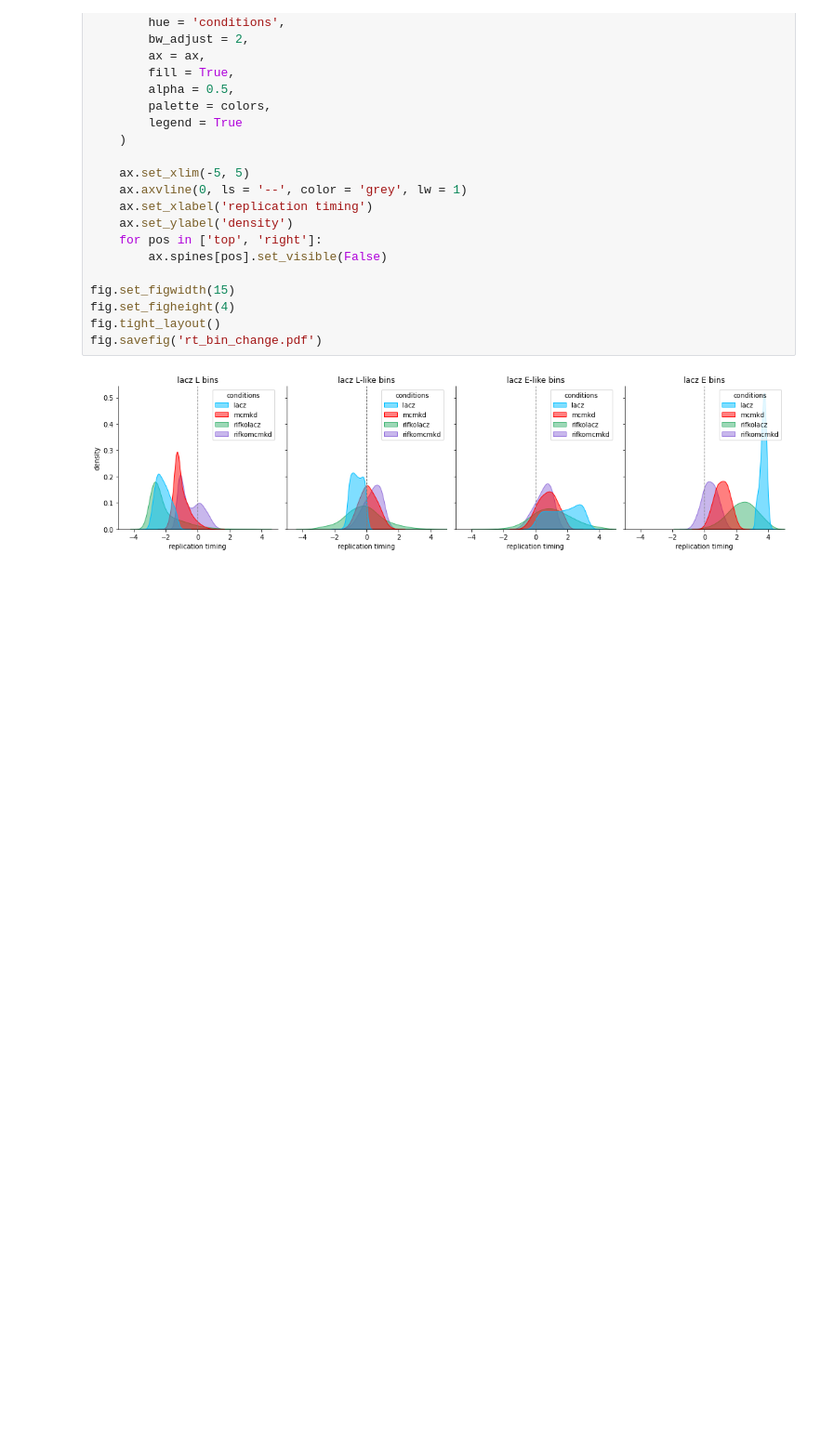
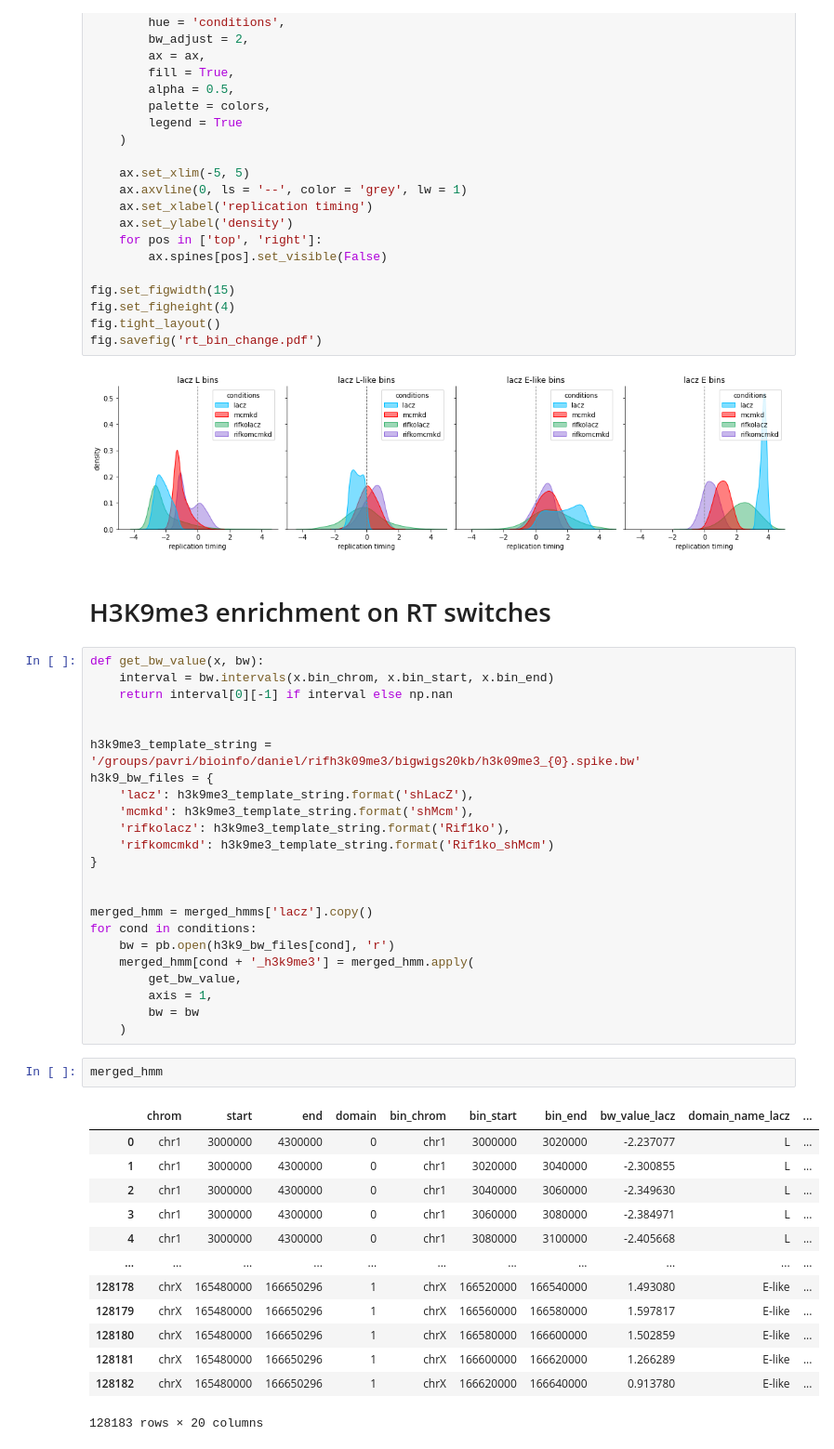
Before and after one commit to PavriLab/Malzl_Peycheva_et_al_2023, a Jupyter notebook: hmm_analysis.ipynb, the cells around one changed output. Shown at 93% size. Saved outputs shown, nothing was run; the diff lists cells and outputs as text; blank space fills up the shorter version.

```diff
--- a/hmm_analysis.ipynb
+++ b/hmm_analysis.ipynb
@@ -406,3 +439,44 @@ fig.tight_layout()
 fig.savefig('rt_bin_change.pdf')
 # %% [output]
 [figure]
+# %% [markdown]
+# H3K9me3 enrichment on RT switches
+# %%
+def get_bw_value(x, bw):
+    interval = bw.intervals(x.bin_chrom, x.bin_start, x.bin_end)
+    return interval[0][-1] if interval else np.nan
+
+
+h3k9me3_template_string = '/groups/pavri/bioinfo/daniel/rifh3k09me3/bigwigs20kb/h3k09me3_{0}.spike.bw'
+h3k9_bw_files = {
+    'lacz': h3k9me3_template_string.format('shLacZ'),
+    'mcmkd': h3k9me3_template_string.format('shMcm'),
+    'rifkolacz': h3k9me3_template_string.format('Rif1ko'),
+    'rifkomcmkd': h3k9me3_template_string.format('Rif1ko_shMcm')
+}
+
+
+merged_hmm = merged_hmms['lacz'].copy()
+for cond in conditions:
+    bw = pb.open(h3k9_bw_files[cond], 'r')
+    merged_hmm[cond + '_h3k9me3'] = merged_hmm.apply(
+        get_bw_value,
+        axis = 1,
+        bw = bw
+    )
+# %%
+merged_hmm
+# %% [output]
+|  | chrom | start | end | domain | bin_chrom | bin_start | bin_end | bw_value_lacz | domain_name_lacz | ... |
+| 0 | chr1 | 3000000 | 4300000 | 0 | chr1 | 3000000 | 3020000 | -2.237077 | L | ... |
+| 1 | chr1 | 3000000 | 4300000 | 0 | chr1 | 3020000 | 3040000 | -2.300855 | L | ... |
+| 2 | chr1 | 3000000 | 4300000 | 0 | chr1 | 3040000 | 3060000 | -2.349630 | L | ... |
+| 3 | chr1 | 3000000 | 4300000 | 0 | chr1 | 3060000 | 3080000 | -2.384971 | L | ... |
+| 4 | chr1 | 3000000 | 4300000 | 0 | chr1 | 3080000 | 3100000 | -2.405668 | L | ... |
+| ... | ... | ... | ... | ... | ... | ... | ... | ... | ... | ... |
+| 128178 | chrX | 165480000 | 166650296 | 1 | chrX | 166520000 | 166540000 | 1.493080 | E-like | ... |
+| 128179 | chrX | 165480000 | 166650296 | 1 | chrX | 166560000 | 166580000 | 1.597817 | E-like | ... |
+| 128180 | chrX | 165480000 | 166650296 | 1 | chrX | 166580000 | 166600000 | 1.502859 | E-like | ... |
+| 128181 | chrX | 165480000 | 166650296 | 1 | chrX | 166600000 | 166620000 | 1.266289 | E-like | ... |
+| 128182 | chrX | 165480000 | 166650296 | 1 | chrX | 166620000 | 166640000 | 0.913780 | E-like | ... |
+128183 rows × 20 columns
```
Also changed, not shown: parts of 11 cells of this notebook, 2 other files.
